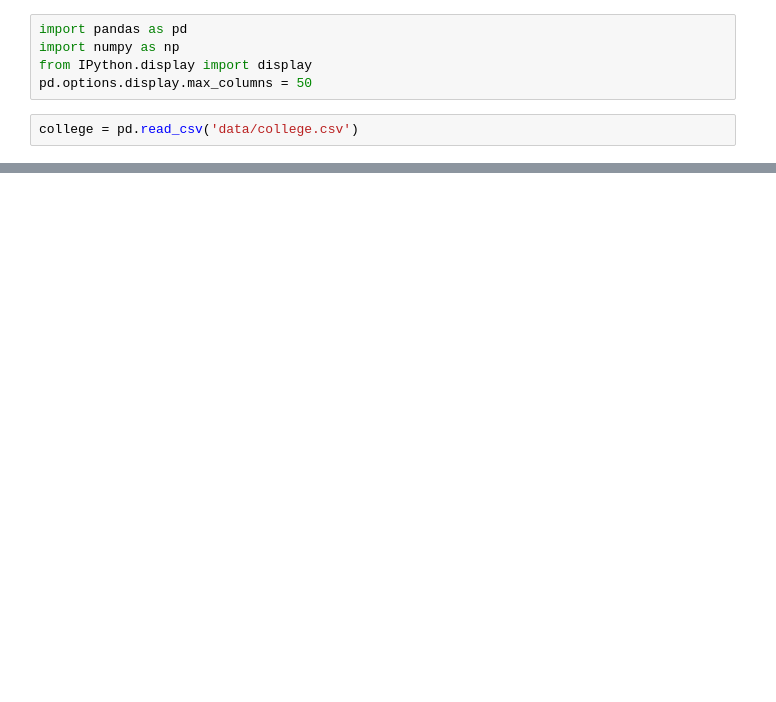
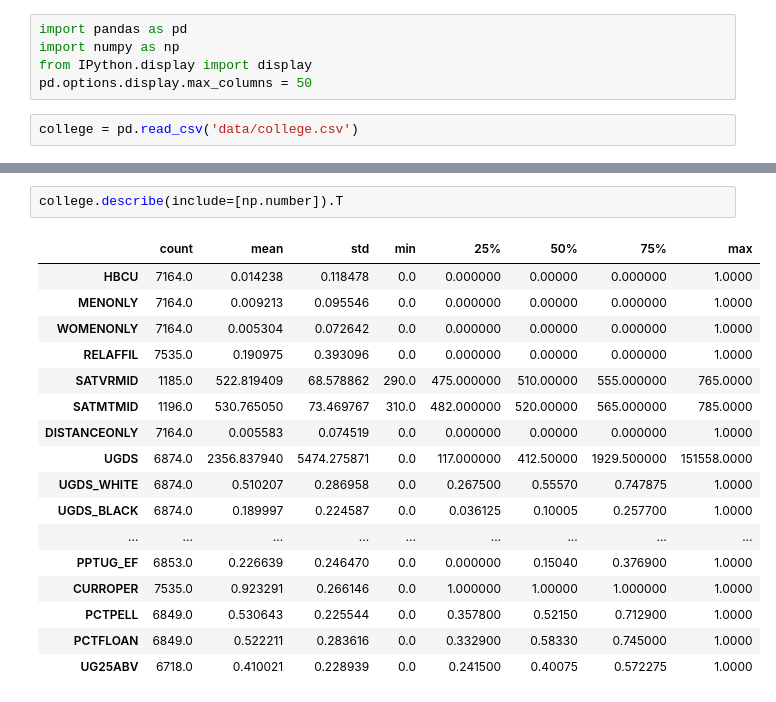
Before and after one commit to lintangsucirochmana03/bigdata, a Jupyter notebook: minggu-11/praktik/Untitled.ipynb, the cells around one changed output, grey strips where cells are left out. Drawn from its saved outputs; the diff is of its cells as text; blank space fills up the shorter version.

```diff
--- a/minggu-11/praktik/Untitled.ipynb
+++ b/minggu-11/praktik/Untitled.ipynb
@@ -16,0 +65,20 @@ college.head()
+# %%
+college.describe(include=[np.number]).T
+# %% [output]
+|  | count | mean | std | min | 25% | 50% | 75% | max |
+| HBCU | 7164.0 | 0.014238 | 0.118478 | 0.0 | 0.000000 | 0.00000 | 0.000000 | 1.0000 |
+| MENONLY | 7164.0 | 0.009213 | 0.095546 | 0.0 | 0.000000 | 0.00000 | 0.000000 | 1.0000 |
+| WOMENONLY | 7164.0 | 0.005304 | 0.072642 | 0.0 | 0.000000 | 0.00000 | 0.000000 | 1.0000 |
+| RELAFFIL | 7535.0 | 0.190975 | 0.393096 | 0.0 | 0.000000 | 0.00000 | 0.000000 | 1.0000 |
+| SATVRMID | 1185.0 | 522.819409 | 68.578862 | 290.0 | 475.000000 | 510.00000 | 555.000000 | 765.0000 |
+| SATMTMID | 1196.0 | 530.765050 | 73.469767 | 310.0 | 482.000000 | 520.00000 | 565.000000 | 785.0000 |
+| DISTANCEONLY | 7164.0 | 0.005583 | 0.074519 | 0.0 | 0.000000 | 0.00000 | 0.000000 | 1.0000 |
+| UGDS | 6874.0 | 2356.837940 | 5474.275871 | 0.0 | 117.000000 | 412.50000 | 1929.500000 | 151558.0000 |
+| UGDS_WHITE | 6874.0 | 0.510207 | 0.286958 | 0.0 | 0.267500 | 0.55570 | 0.747875 | 1.0000 |
+| UGDS_BLACK | 6874.0 | 0.189997 | 0.224587 | 0.0 | 0.036125 | 0.10005 | 0.257700 | 1.0000 |
+| ... | ... | ... | ... | ... | ... | ... | ... | ... |
+| PPTUG_EF | 6853.0 | 0.226639 | 0.246470 | 0.0 | 0.000000 | 0.15040 | 0.376900 | 1.0000 |
+| CURROPER | 7535.0 | 0.923291 | 0.266146 | 0.0 | 1.000000 | 1.00000 | 1.000000 | 1.0000 |
+| PCTPELL | 6849.0 | 0.530643 | 0.225544 | 0.0 | 0.357800 | 0.52150 | 0.712900 | 1.0000 |
+| PCTFLOAN | 6849.0 | 0.522211 | 0.283616 | 0.0 | 0.332900 | 0.58330 | 0.745000 | 1.0000 |
+| UG25ABV | 6718.0 | 0.410021 | 0.228939 | 0.0 | 0.241500 | 0.40075 | 0.572275 | 1.0000 |
```
Also changed, not shown: parts of 14 cells of this notebook.
